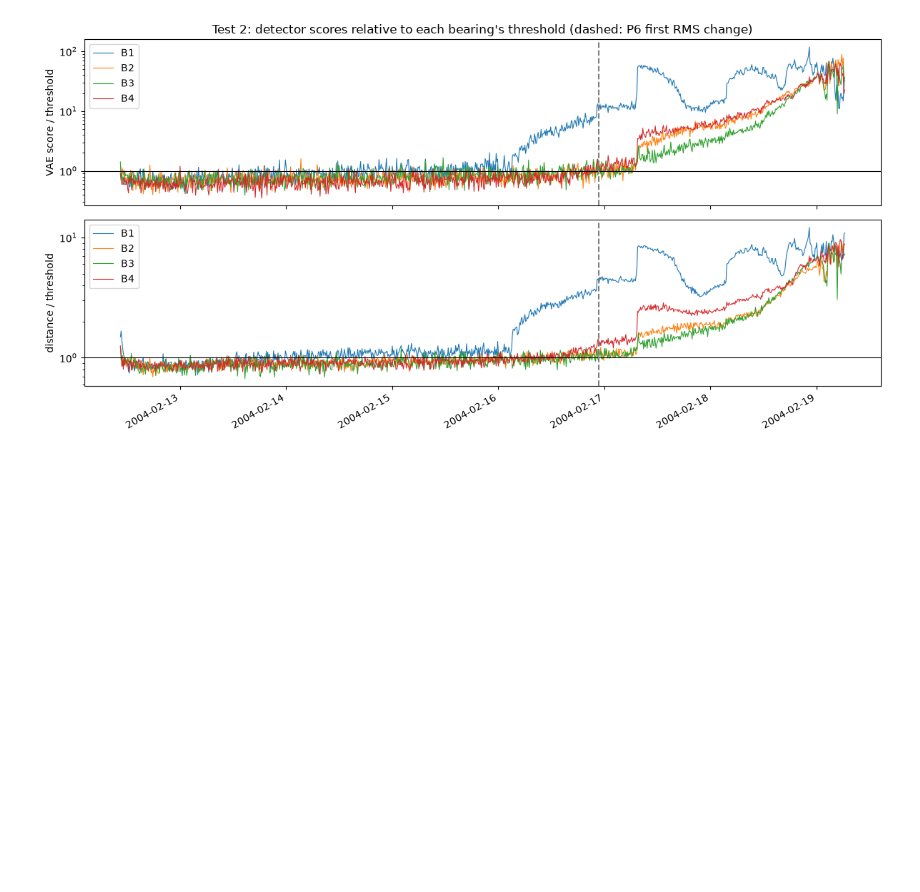
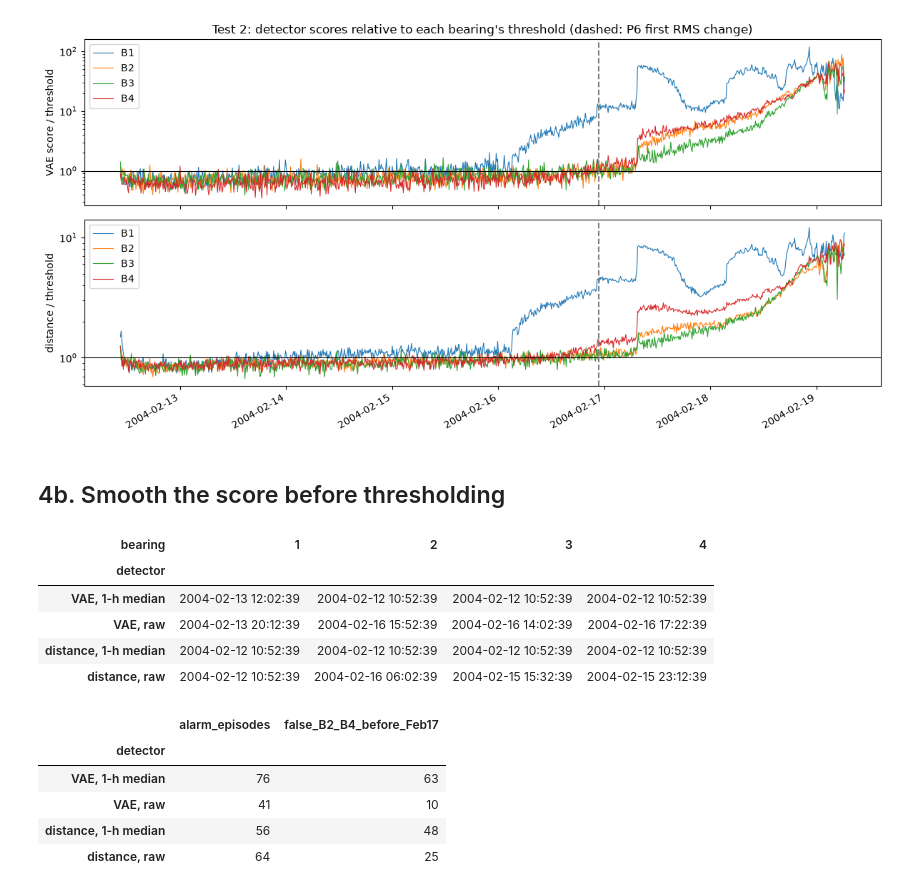
Before and after one commit to MinKhaungMinLwin/bearing-maintenance-triage, a Jupyter notebook: triage_system.ipynb, the cells around one changed output. Drawn from its saved outputs; the diff is of its cells as text; code cells hidden in the pictures; blank space fills up the shorter version.

Commit message:
feat: smooth the score before thresholding

```diff
--- a/triage_system.ipynb
+++ b/triage_system.ipynb
@@ -240,3 +238,42 @@ VAE median score  train: [16.1 16.1 16.1 14.7] | val: [16.  16.2 16.8 13.5]
 | 2 | distance | 3 | 2004-02-15 15:32:39 | 12 | 0.028 |
 | 3 | distance | 4 | 2004-02-15 23:12:39 | 7 | 0.028 |
 [figure]
+# %% [markdown]
+## 4b. Smooth the score before thresholding
+# %%
+## Smoothing: 1-hour rolling median of the score before thresholding (same window as the P6 router)
+SMOOTH = 6   # snapshots ≈ 1 hour at 10-minute spacing
+
+def smooth(s):
+    return pd.DataFrame(s).rolling(SMOOTH, min_periods=1).median().values
+
+def false_episodes(scores, thr, t, healthy_until="2004-02-17 00:00"):
+    """Alarm episodes that start before the cut-off on the healthy bearings (B2–B4) = false alarms."""
+    al = alarm_mask(scores, thr)
+    starts = np.vstack([al[:1], np.diff(al.astype(int), axis=0) == 1])
+    early = t < pd.Timestamp(healthy_until)
+    return int(starts[early][:, 1:].sum())
+
+rows = []
+for nm, s in [("VAE", sc2), ("distance", dsc2)]:
+    for label, ss in [("raw", s), ("1-h median", smooth(s))]:
+        th = np.quantile(ss[va2], 0.99, axis=0)
+        r = summarise(f"{nm}, {label}", ss, th, t2, va2)
+        r["false_B2_B4_before_Feb17"] = false_episodes(ss, th, t2)
+        rows.append(r)
+cmp2b = pd.concat(rows)
+display(cmp2b.pivot(index="detector", columns="bearing", values="first_alarm"))
+display(cmp2b.groupby("detector")[["alarm_episodes", "false_B2_B4_before_Feb17"]].agg({"alarm_episodes": "sum", "false_B2_B4_before_Feb17": "first"}))
+# %% [output]
+| bearing | 1 | 2 | 3 | 4 |
+| detector |  |  |  |  |
+| VAE, 1-h median | 2004-02-13 12:02:39 | 2004-02-12 10:52:39 | 2004-02-12 10:52:39 | 2004-02-12 10:52:39 |
+| VAE, raw | 2004-02-13 20:12:39 | 2004-02-16 15:52:39 | 2004-02-16 14:02:39 | 2004-02-16 17:22:39 |
+| distance, 1-h median | 2004-02-12 10:52:39 | 2004-02-12 10:52:39 | 2004-02-12 10:52:39 | 2004-02-12 10:52:39 |
+| distance, raw | 2004-02-12 10:52:39 | 2004-02-16 06:02:39 | 2004-02-15 15:32:39 | 2004-02-15 23:12:39 |
+|  | alarm_episodes | false_B2_B4_before_Feb17 |
+| detector |  |  |
+| VAE, 1-h median | 76 | 63 |
+| VAE, raw | 41 | 10 |
+| distance, 1-h median | 56 | 48 |
+| distance, raw | 64 | 25 |
```
Also changed, not shown: parts of 1 cell of this notebook.
